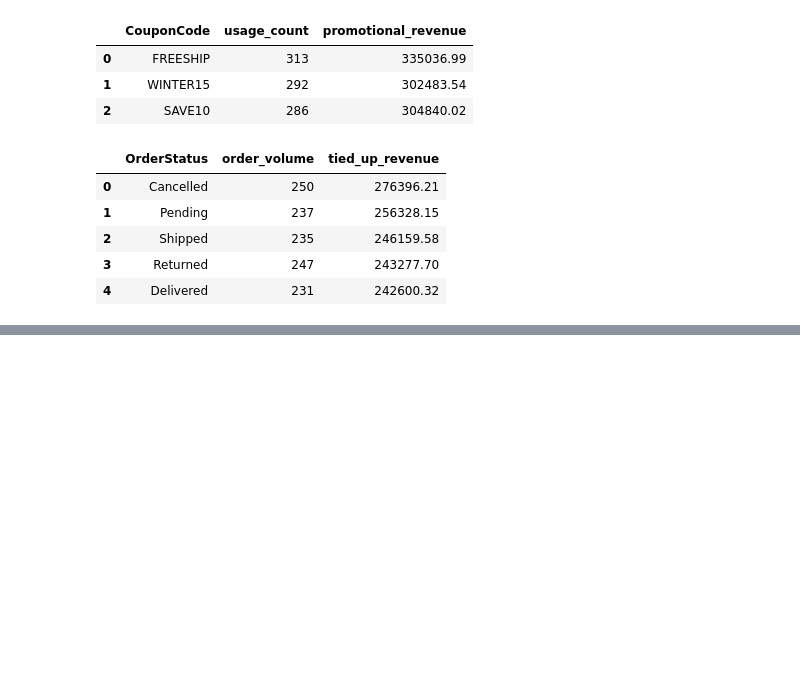
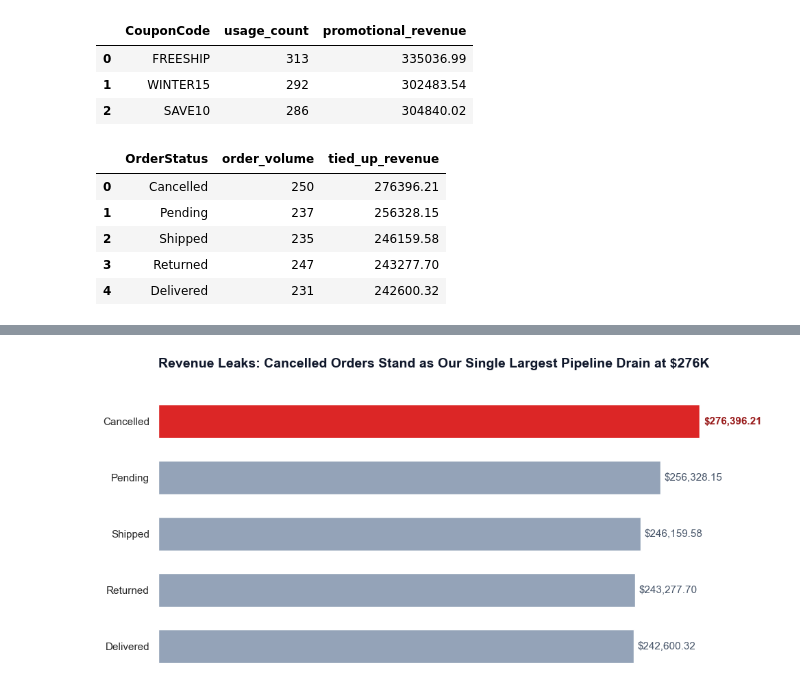
Before and after one commit to bench3D/decodelabs-internship, a Jupyter notebook: sales-dataset-analysis.ipynb, the cells around one changed output, grey strips where cells are left out. Drawn from its saved outputs; the diff is of its cells as text; code cells hidden in the pictures; blank space fills up the shorter version.

```diff
--- a/sales-dataset-analysis.ipynb
+++ b/sales-dataset-analysis.ipynb
@@ -348,0 +459,50 @@ run_query(query_4)
+# %%
+# Prepare data based on Query 4 SQL results
+statuses = ['Cancelled', 'Pending', 'Shipped', 'Returned', 'Delivered']
+tied_revenue = [276396.21, 256328.15, 246159.58, 243277.70, 242600.32]
+
+fig, ax = plt.subplots(figsize=(10, 5))
+
+# Red spotlight alert for Cancelled orders, neutral greys for pipeline states
+colors_ops = ['#dc2626' if x == 'Cancelled' else '#94a3b8' for x in statuses]
+
+bars_ops = ax.barh(statuses, tied_revenue, color=colors_ops, height=0.6)
+
+# Erase chartjunk
+ax.spines['top'].set_visible(False)
+ax.spines['right'].set_visible(False)
+ax.spines['bottom'].set_visible(False)
+ax.spines['left'].set_visible(False)
+ax.xaxis.set_visible(False)
+ax.tick_params(left=False)
+
+# Direct labels
+for bar in bars_ops:
+    width = bar.get_width()
+    ax.text(width + 2000,
+            bar.get_y() + bar.get_height()/2,
+            f"${width:,.2f}",
+            va='center',
+            ha='left',
+            fontsize=11,
+            fontweight='bold' if bar.get_facecolor() == (220/255, 38/255, 38/255, 1.0) else 'normal',
+            color='#991b1b' if bar.get_facecolor() == (220/255, 38/255, 38/255, 1.0) else '#475569')
+
+# Action Title
+plt.title("Revenue Leaks: Cancelled Orders Stand as Our Single Largest Pipeline Drain at $276K",
+          fontsize=14, fontweight='bold', pad=25, loc='left', color='#0f172a')
+
+plt.gca().invert_yaxis()
+plt.tight_layout()
+
+# Save the figure with professional-grade settings
+plt.savefig(
+    'visual_3_fulfillment.png', # Filename
+    dpi=300,                        # High resolution (300 DPI is print/presentation quality)
+    bbox_inches='tight',            # Auto-trims unnecessary white margins around the chart
+    transparent=False,              # Keeps a solid background (great for dark/light mode READMEs)
+    facecolor='white'               # Forces a clean white background
+)
+plt.show()
+# %% [output]
+[figure, added]
```
Also changed, not shown: parts of 2 cells of this notebook, 4 other files.
